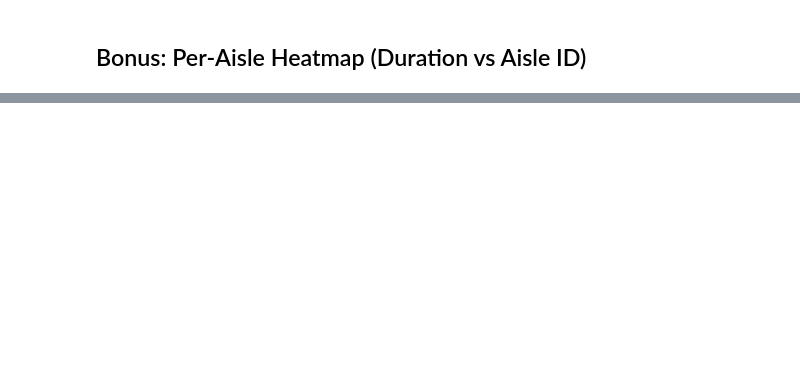
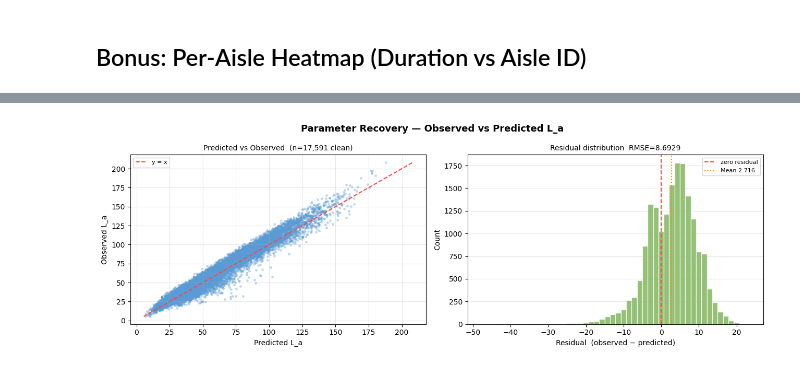
Before and after one commit to EdgyPage/Inventory_Location_Optimizer, a Jupyter notebook: Optimization/warehouse_simulation.ipynb, the cells around one changed output, grey strips where cells are left out. Drawn from its saved outputs; the diff is of its cells as text; code cells hidden in the pictures; blank space fills up the shorter version.

```diff
--- a/Optimization/warehouse_simulation.ipynb
+++ b/Optimization/warehouse_simulation.ipynb
@@ -144,7 +156,14 @@ manager.enqueue_all(inventory.cartons, quantity=1)
 placed = len(manager.unavailable)
 print(f'{placed:,} bins filled  ({placed/len(warehouse.bins):.1%} utilisation)')
 
-# affinity=None → Batch uses fast random.sample (no lift-weighted sampling)
-AFFINITY: dict = {}
+# Build a sparse affinity matrix covering only placed SKUs.
+# max_per_group=300 gives 5 * C(300,2) * 2 ≈ 450 k entries (~50 MB) — fast to
+# build and produces non-zero lift_sums for tasks that share two eligible SKUs.
+# Batch construction still passes affinity=None so SKU sampling uses fast
+# random.sample (demand-frequency weights only, no lift-weighted enumeration).
+print('Building placed affinity...', end=' ', flush=True)
+PLACED_AFFINITY = build_placed_affinity(warehouse, inventory, max_per_group=300)
+n_pairs = len(PLACED_AFFINITY) // 2
+print(f'{len(PLACED_AFFINITY):,} entries  ({n_pairs:,} unique pairs)')
 
 print(f'World ready in {_time.perf_counter() - t0:.1f}s')
@@ -186,7 +214,10 @@ for _i in range(N_BATCHES):
     events = PickSimulation(tasks, PICK_CFG).run()
 
     bs = extract_batch_stats(events, batch_id=_i, k_pickers=K_PICKERS, run_id=RUN_ID)
-    ts = extract_task_stats(events, tasks, batch_id=_i, affinity=AFFINITY, wp=WP, run_id=RUN_ID)
+    # PLACED_AFFINITY gives non-zero lift_sums for eligible SKU pairs,
+    # enabling meaningful parameter recovery after the loop.
+    ts = extract_task_stats(events, tasks, batch_id=_i,
+                            affinity=PLACED_AFFINITY, wp=WP, run_id=RUN_ID)
 
     _pending_batch.append(bs)
     _pending_task.extend(ts)
@@ -531,0 +645,69 @@ plt.show()
+# %%
+# ── Load recovered parameters from DB and display ─────────────────────────────
+rp_loaded = load_recovered_params(DB_PATH, RUN_ID)
+
+if rp_loaded is None:
+    print('No recovered parameters found — re-run the recovery cell above.')
+else:
+    print('=== Recovered Load Parameters ===')
+    print(f'  λ  (lambda)  : {rp_loaded.lambda_:.6f}')
+    print(f'  γ  (gamma)   : {rp_loaded.gamma:.6f}')
+    print(f'  k  (pickers) : {rp_loaded.k:.0f}')
+    print()
+    print('=== Fit Quality ===')
+    print(f'  RMSE (raw fit)   : {rp_loaded.rmse_raw:.4f}')
+    print(f'  RMSE (clean fit) : {rp_loaded.rmse_clean:.4f}')
+    print(f'  Improvement      : {(rp_loaded.rmse_raw - rp_loaded.rmse_clean) / rp_loaded.rmse_raw * 100:.1f}%')
+    print()
+    print('=== Coverage ===')
+    print(f'  Observations (total) : {rp_loaded.n_samples:,}')
+    print(f'  Observations (clean) : {rp_loaded.n_clean:,}')
+    n_out = rp_loaded.n_samples - rp_loaded.n_clean
+    print(f'  Outliers removed     : {n_out:,}  ({n_out/max(rp_loaded.n_samples,1):.1%})')
+    print()
+    print(f'  Recovered at: {rp_loaded.timestamp}')
+    if os.path.exists(JSON_PATH):
+        print(f'  JSON export : {JSON_PATH}')
+
+    # ── Inline W_a vs L_a scatter (clean observations only) ──────────────────
+    al_records = [r for r in aisle_load_records if r.lift_sum > 0 and not r.is_outlier]
+    if al_records:
+        W = np.array([r.W_a      for r in al_records])
+        S = np.array([r.lift_sum for r in al_records])
+        L = np.array([r.observed_L_a for r in al_records])
+
+        k  = rp_loaded.k
+        lm = rp_loaded.lambda_
+        gm = rp_loaded.gamma
+        L_pred = W + lm * (W / k) ** gm * S
+
+        fig, axes = plt.subplots(1, 2, figsize=(13, 4.5))
+        fig.suptitle('Parameter Recovery — Observed vs Predicted L_a', fontsize=13, fontweight='bold')
+
+        # Scatter: observed vs predicted
+        ax = axes[0]
+        ax.scatter(L_pred, L, s=6, alpha=0.3, color='#5b9bd5')
+        lims = [min(L_pred.min(), L.min()), max(L_pred.max(), L.max())]
+        ax.plot(lims, lims, color='#ff4444', lw=1.5, linestyle='--', label='y = x')
+        ax.set_xlabel('Predicted L_a', fontsize=10)
+        ax.set_ylabel('Observed L_a', fontsize=10)
+        ax.set_title(f'Predicted vs Observed  (n={len(L):,} clean)', fontsize=10)
+        ax.legend(fontsize=8)
+        ax.grid(alpha=0.3)
+
+        # Residuals
+        ax = axes[1]
+        resid = L - L_pred
+        ax.hist(resid, bins=50, color='#70ad47', alpha=0.75, edgecolor='white')
+        ax.axvline(0, color='#ff4444', lw=1.5, linestyle='--', label='zero residual')
+        ax.axvline(float(np.mean(resid)), color='#ff8800', lw=1.5, linestyle=':',
+                   label=f'Mean {np.mean(resid):.3f}')
+        ax.set_xlabel('Residual  (observed − predicted)', fontsize=10)
+        ax.set_ylabel('Count', fontsize=10)
+        ax.set_title(f'Residual distribution  RMSE={rp_loaded.rmse_clean:.4f}', fontsize=10)
+        ax.legend(fontsize=8)
+        ax.grid(axis='y', alpha=0.3)
+
+        fig.tight_layout()
+        plt.show()
+# %% [output]
@@ -531,0 +731 @@ plt.show()
+[figure, added]
```
Also changed, not shown: parts of 16 cells of this notebook, 7 other files.
